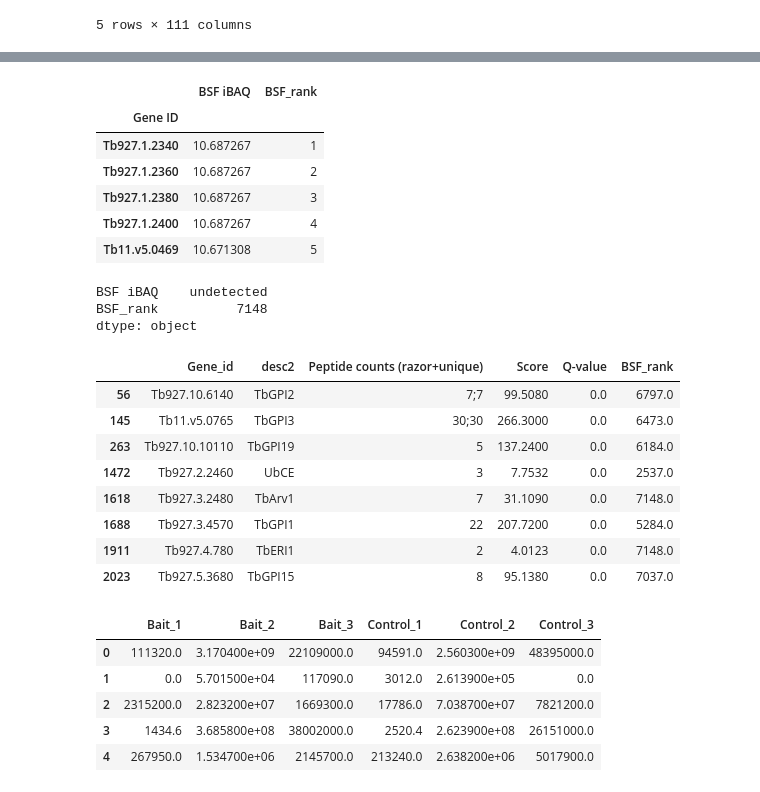
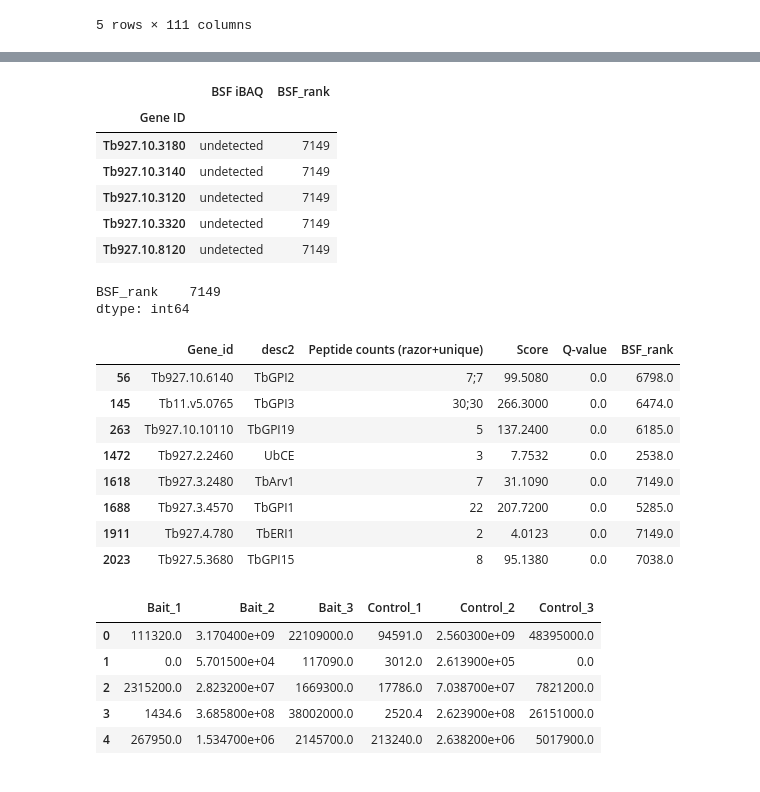
Before and after one commit to mtinti/TbGPI3, a Jupyter notebook: make_figure.ipynb, the cells around one changed output, grey strips where cells are left out. Cells and saved outputs as stored; diff of their text form; code cells hidden in the pictures.

```diff
--- a/make_figure.ipynb
+++ b/make_figure.ipynb
@@ -35,3 +33,19 @@ plt.style.use('ggplot')
+# %%
+def grab_dict(inline):
+    res = {}
+    inlines = inline.split(' | ')
+    for item in inlines:
+        if len(item.split('='))>1:
+            res[item.split('=')[0].strip()]=item.split('=')[1].strip()
+    return res
+
+desc_dict = {}
+for l in open('TriTrypDB-46_TbruceiTREU927_AnnotatedProteins_VSG.fasta'):
+    if l.startswith('>'):
+        temp_dict = grab_desc(l)
+        #print(grab_desc(l).get('gene_product'),grab_desc(l).get('gene'))
+        desc_dict[temp_dict.get('gene')]=temp_dict.get('gene_product')
+#desc_dict
 # %%
 KnownComponents={
 'Tb11.v5.0765': 'TbPIGA',
@@ -165,29 +189,35 @@ tot  876  entries removed
 # %%
 #ml_df=pd.read_csv('final_df.csv.gz',index_col=[0])
 #aboundance_df = ml_df[['Gene ID','Abundance_BSF_pro']]
 #aboundance_df.to_csv('aboundance_bsf.csv')
+
 aboundance_df=pd.read_csv('Table_S1.csv',index_col=[0])
+aboundance_df['Desc'] = [desc_dict.get(n) for n in aboundance_df.index.values]
+aboundance_df['BSF rank']=aboundance_df['BSF rank']+1
+aboundance_df.loc['Tb427.BES40.22']=[11.1689220,1,'VSG221']
+aboundance_df.sort_values('BSF rank',inplace=True)
+aboundance_df.rename({'BSF iBAQ':'BSF Intensity'},axis=1).to_csv('Table_S1v2.csv')
 #aboundance_df.set_index('Gene ID',inplace=True)
 aboundance_df['BSF_rank']=aboundance_df['BSF rank']#.rank(ascending=False).round(0)
+
 del aboundance_df['BSF rank']
-
+del aboundance_df['Desc']
 #del ml_df
 gc.collect()
-aboundance_df.head()
+aboundance_df.tail()
 # %% [output]
 |  | BSF iBAQ | BSF_rank |
 | Gene ID |  |  |
-| Tb927.1.2340 | 10.687267 | 1 |
-| Tb927.1.2360 | 10.687267 | 2 |
-| Tb927.1.2380 | 10.687267 | 3 |
-| Tb927.1.2400 | 10.687267 | 4 |
-| Tb11.v5.0469 | 10.671308 | 5 |
+| Tb927.10.3180 | undetected | 7149 |
+| Tb927.10.3140 | undetected | 7149 |
+| Tb927.10.3120 | undetected | 7149 |
+| Tb927.10.3320 | undetected | 7149 |
+| Tb927.10.8120 | undetected | 7149 |
 # %%
 aboundance_df.max()
 # %% [output]
-BSF iBAQ    undetected
-BSF_rank          7148
-dtype: object
+BSF_rank    7149
+dtype: int64
 # %%
 df=df.merge(aboundance_df,left_on='Gene_id',right_on='Gene ID',how='left')
 # %%
@@ -210,14 +240,14 @@ cols = ['Gene_id','desc2','Peptide counts (razor+unique)','Score','Q-value','BSF
 df[df['Gene_id'].isin(KnownComponents.keys())][cols]
 # %% [output]
 |  | Gene_id | desc2 | Peptide counts (razor+unique) | Score | Q-value | BSF_rank |
-| 56 | Tb927.10.6140 | TbGPI2 | 7;7 | 99.5080 | 0.0 | 6797.0 |
-| 145 | Tb11.v5.0765 | TbGPI3 | 30;30 | 266.3000 | 0.0 | 6473.0 |
-| 263 | Tb927.10.10110 | TbGPI19 | 5 | 137.2400 | 0.0 | 6184.0 |
-| 1472 | Tb927.2.2460 | UbCE | 3 | 7.7532 | 0.0 | 2537.0 |
-| 1618 | Tb927.3.2480 | TbArv1 | 7 | 31.1090 | 0.0 | 7148.0 |
-| 1688 | Tb927.3.4570 | TbGPI1 | 22 | 207.7200 | 0.0 | 5284.0 |
-| 1911 | Tb927.4.780 | TbERI1 | 2 | 4.0123 | 0.0 | 7148.0 |
-| 2023 | Tb927.5.3680 | TbGPI15 | 8 | 95.1380 | 0.0 | 7037.0 |
+| 56 | Tb927.10.6140 | TbGPI2 | 7;7 | 99.5080 | 0.0 | 6798.0 |
+| 145 | Tb11.v5.0765 | TbGPI3 | 30;30 | 266.3000 | 0.0 | 6474.0 |
+| 263 | Tb927.10.10110 | TbGPI19 | 5 | 137.2400 | 0.0 | 6185.0 |
+| 1472 | Tb927.2.2460 | UbCE | 3 | 7.7532 | 0.0 | 2538.0 |
+| 1618 | Tb927.3.2480 | TbArv1 | 7 | 31.1090 | 0.0 | 7149.0 |
+| 1688 | Tb927.3.4570 | TbGPI1 | 22 | 207.7200 | 0.0 | 5285.0 |
+| 1911 | Tb927.4.780 | TbERI1 | 2 | 4.0123 | 0.0 | 7149.0 |
+| 2023 | Tb927.5.3680 | TbGPI15 | 8 | 95.1380 | 0.0 | 7038.0 |
 # %%
 #list(df.columns)
 # %%
```
Also changed, not shown: parts of 7 cells of this notebook, 6 other files.
